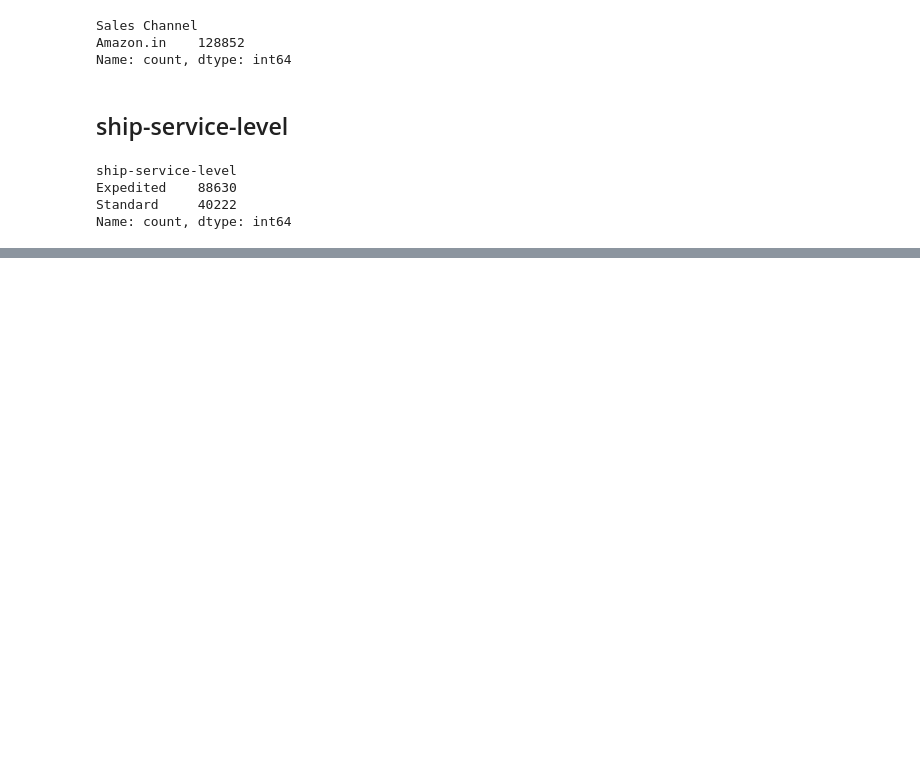
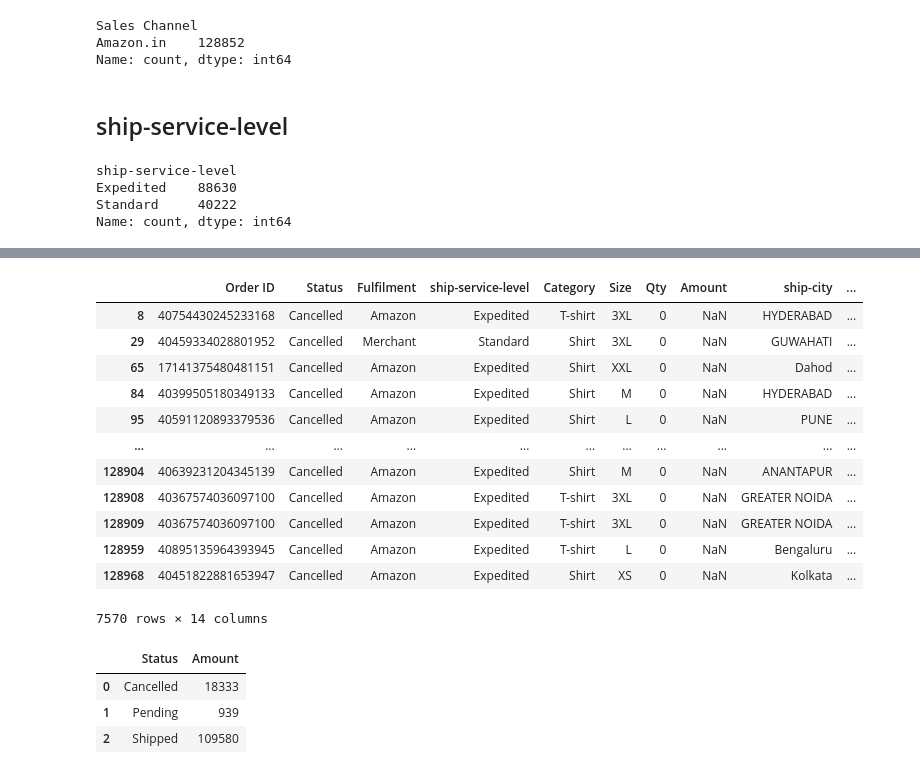
Before and after one commit to sumitkudale21/AmazonSalesReport, a Jupyter notebook: amezonsalesreport.ipynb, the cells around one changed output, grey strips where cells are left out. Cells and saved outputs as stored; diff of their text form; code cells hidden in the pictures; blank space fills up the shorter version.

Commit message:
amount column sone

```diff
--- a/amezonsalesreport.ipynb
+++ b/amezonsalesreport.ipynb
@@ -281,0 +322,2 @@ Name: count, dtype: int64
+# %%
+df = df.drop('Courier Status', axis=1)
@@ -281,0 +373,16 @@ Name: count, dtype: int64
+# %%
+df[(df['Status'] == 'Cancelled') & (df['Amount'].isna())]
+# %% [output]
+|  | Order ID | Status | Fulfilment | ship-service-level | Category | Size | Qty | Amount | ship-city | ... |
+| 8 | 40754430245233168 | Cancelled | Amazon | Expedited | T-shirt | 3XL | 0 | NaN | HYDERABAD | ... |
+| 29 | 40459334028801952 | Cancelled | Merchant | Standard | Shirt | 3XL | 0 | NaN | GUWAHATI | ... |
+| 65 | 17141375480481151 | Cancelled | Amazon | Expedited | Shirt | XXL | 0 | NaN | Dahod | ... |
+| 84 | 40399505180349133 | Cancelled | Amazon | Expedited | Shirt | M | 0 | NaN | HYDERABAD | ... |
+| 95 | 40591120893379536 | Cancelled | Amazon | Expedited | Shirt | L | 0 | NaN | PUNE | ... |
+| ... | ... | ... | ... | ... | ... | ... | ... | ... | ... | ... |
+| 128904 | 40639231204345139 | Cancelled | Amazon | Expedited | Shirt | M | 0 | NaN | ANANTAPUR | ... |
+| 128908 | 40367574036097100 | Cancelled | Amazon | Expedited | T-shirt | 3XL | 0 | NaN | GREATER NOIDA | ... |
+| 128909 | 40367574036097100 | Cancelled | Amazon | Expedited | T-shirt | 3XL | 0 | NaN | GREATER NOIDA | ... |
+| 128959 | 40895135964393945 | Cancelled | Amazon | Expedited | T-shirt | L | 0 | NaN | Bengaluru | ... |
+| 128968 | 40451822881653947 | Cancelled | Amazon | Expedited | Shirt | XS | 0 | NaN | Kolkata | ... |
+7570 rows × 14 columns
@@ -281,0 +391,7 @@ Name: count, dtype: int64
+# %%
+df.groupby('Status')['Amount'].count().reset_index()
+# %% [output]
+|  | Status | Amount |
+| 0 | Cancelled | 18333 |
+| 1 | Pending | 939 |
+| 2 | Shipped | 109580 |
```
Also changed, not shown: parts of 19 cells of this notebook.
